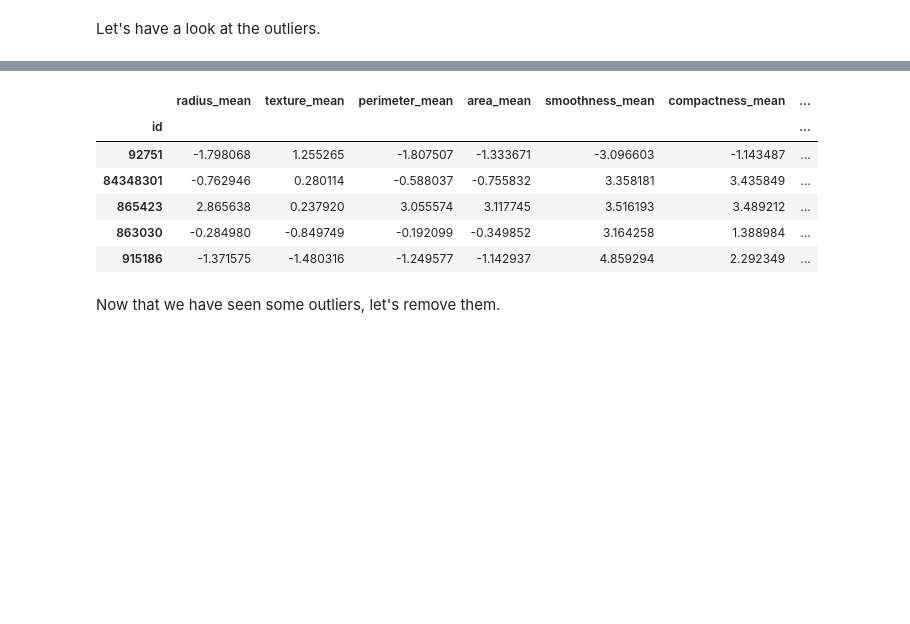
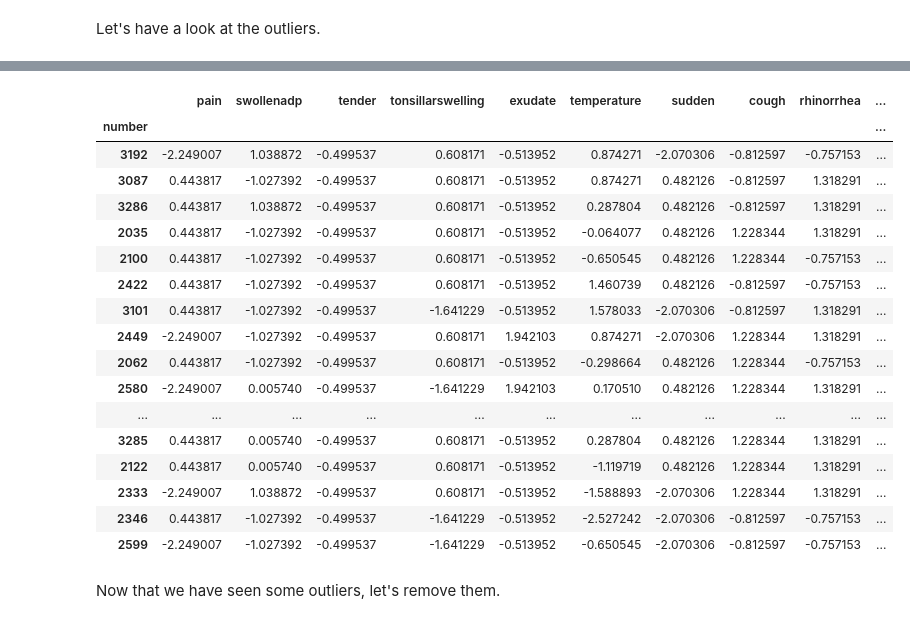
Before and after one commit to ReenuPEldhose/OpenAITraining, a Jupyter notebook: Pharyngitis_Detection_in_Kids.ipynb, the cells around one changed output, grey strips where cells are left out. Saved outputs shown, nothing was run; the diff lists cells and outputs as text; code cells hidden in the pictures; blank space fills up the shorter version.

```diff
--- a/Pharyngitis_Detection_in_Kids.ipynb
+++ b/Pharyngitis_Detection_in_Kids.ipynb
@@ -62,0 +56,4 @@ Index(['id', 'diagnosis', 'radius_mean', 'texture_mean', 'perimeter_mean',
+# %%
+# Replace 1 with 'Yes' and 0 with 'No'
+data['radt'] = data['radt'].replace({1: 'yes', 0: 'no'})
+data.head(20)
@@ -86,6 +110,6 @@ sns.heatmap(cr, cmap='coolwarm')
 # %%
 # set the index
-data = data.set_index('id')
+data = data.set_index('number')
 # %%
 data.head(20)
 # %% [output]
@@ -172,5 +202,5 @@ data.head(20)
 # %%
-y = data['diagnosis'].map(lambda val: 1 if val=='M' else 0)
+y = data['radt'].map(lambda val: 1 if val=='yes' else 0)
 # %%
 y.head(20)
 # %% [output]
@@ -195,6 +225,6 @@ y.head(20)
 dtype: int64
 # %%
-x = data.iloc[:, 1:]
+x = data.iloc[:, 2:]
 # %%
 x.columns
 # %% [output]
@@ -292,16 +339,27 @@ Let's have a look at the outliers.
 dtype: int64
 # %%
 #let's have a look at what outliers looks like
-norm_xtrain[(norm_xtrain['smoothness_mean']>3) |
-            (norm_xtrain['smoothness_mean']<-3)]
+norm_xtrain[(norm_xtrain['diarrhea']>3) |
+            (norm_xtrain['diarrhea']<-3)]
 # %% [output]
-|  | radius_mean | texture_mean | perimeter_mean | area_mean | smoothness_mean | compactness_mean | ... |
-| id |  |  |  |  |  |  | ... |
-| 92751 | -1.798068 | 1.255265 | -1.807507 | -1.333671 | -3.096603 | -1.143487 | ... |
-| 84348301 | -0.762946 | 0.280114 | -0.588037 | -0.755832 | 3.358181 | 3.435849 | ... |
-| 865423 | 2.865638 | 0.237920 | 3.055574 | 3.117745 | 3.516193 | 3.489212 | ... |
-| 863030 | -0.284980 | -0.849749 | -0.192099 | -0.349852 | 3.164258 | 1.388984 | ... |
-| 915186 | -1.371575 | -1.480316 | -1.249577 | -1.142937 | 4.859294 | 2.292349 | ... |
+|  | pain | swollenadp | tender | tonsillarswelling | exudate | temperature | sudden | cough | rhinorrhea | ... |
+| number |  |  |  |  |  |  |  |  |  | ... |
+| 3192 | -2.249007 | 1.038872 | -0.499537 | 0.608171 | -0.513952 | 0.874271 | -2.070306 | -0.812597 | -0.757153 | ... |
+| 3087 | 0.443817 | -1.027392 | -0.499537 | 0.608171 | -0.513952 | 0.874271 | 0.482126 | -0.812597 | 1.318291 | ... |
+| 3286 | 0.443817 | 1.038872 | -0.499537 | 0.608171 | -0.513952 | 0.287804 | 0.482126 | -0.812597 | 1.318291 | ... |
+| 2035 | 0.443817 | -1.027392 | -0.499537 | 0.608171 | -0.513952 | -0.064077 | 0.482126 | 1.228344 | 1.318291 | ... |
+| 2100 | 0.443817 | -1.027392 | -0.499537 | 0.608171 | -0.513952 | -0.650545 | 0.482126 | 1.228344 | -0.757153 | ... |
+| 2422 | 0.443817 | -1.027392 | -0.499537 | 0.608171 | -0.513952 | 1.460739 | 0.482126 | -0.812597 | -0.757153 | ... |
+| 3101 | 0.443817 | -1.027392 | -0.499537 | -1.641229 | -0.513952 | 1.578033 | -2.070306 | -0.812597 | 1.318291 | ... |
+| 2449 | -2.249007 | -1.027392 | -0.499537 | 0.608171 | 1.942103 | 0.874271 | -2.070306 | 1.228344 | 1.318291 | ... |
+| 2062 | 0.443817 | -1.027392 | -0.499537 | 0.608171 | -0.513952 | -0.298664 | 0.482126 | 1.228344 | -0.757153 | ... |
+| 2580 | -2.249007 | 0.005740 | -0.499537 | -1.641229 | 1.942103 | 0.170510 | 0.482126 | 1.228344 | 1.318291 | ... |
+| ... | ... | ... | ... | ... | ... | ... | ... | ... | ... | ... |
+| 3285 | 0.443817 | 0.005740 | -0.499537 | 0.608171 | -0.513952 | 0.287804 | 0.482126 | 1.228344 | 1.318291 | ... |
+| 2122 | 0.443817 | 0.005740 | -0.499537 | 0.608171 | -0.513952 | -1.119719 | 0.482126 | 1.228344 | 1.318291 | ... |
+| 2333 | -2.249007 | 1.038872 | -0.499537 | 0.608171 | -0.513952 | -1.588893 | -2.070306 | 1.228344 | 1.318291 | ... |
+| 2346 | 0.443817 | -1.027392 | -0.499537 | -1.641229 | -0.513952 | -2.527242 | -2.070306 | -0.812597 | -0.757153 | ... |
+| 2599 | -2.249007 | -1.027392 | -0.499537 | -1.641229 | -0.513952 | -0.650545 | -2.070306 | -0.812597 | -0.757153 | ... |
 # %% [markdown]
 Now that we have seen some outliers, let's remove them.
 # %%
```
Also changed, not shown: parts of 29 cells of this notebook.
